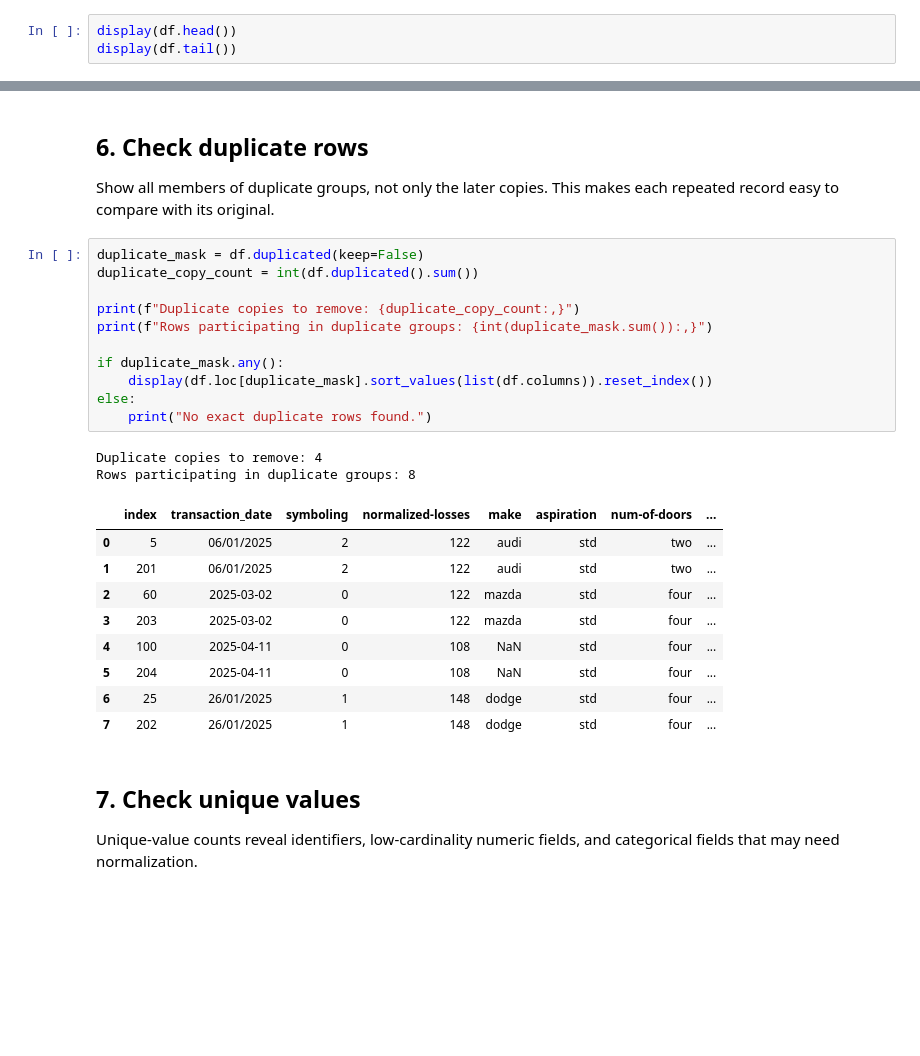
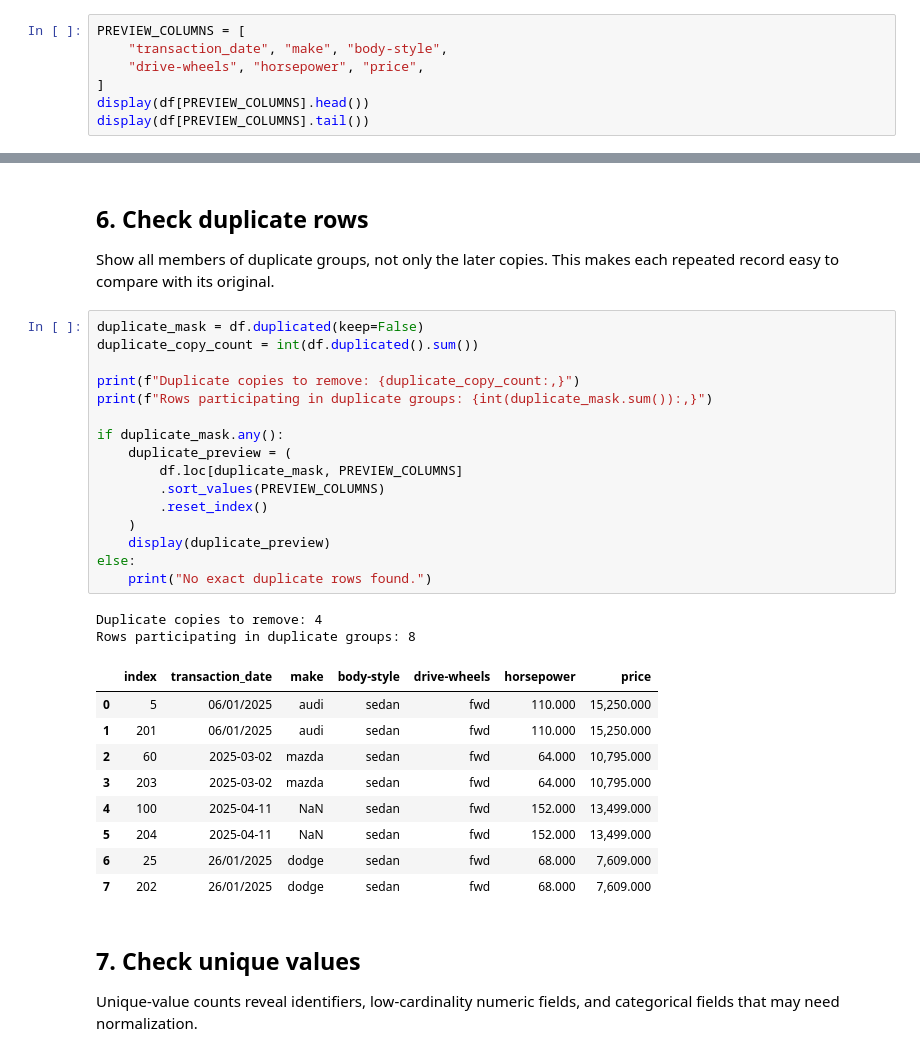
Before and after one commit to mrabbyilyas/assignment-data-pipeline-muhammad-rabby-ilyas, a Jupyter notebook: src/01_automobile_data_exploration.ipynb, the cells around one changed output, grey strips where cells are left out. Cells and saved outputs as stored; diff of their text form; blank space fills up the shorter version.

```diff
--- a/src/01_automobile_data_exploration.ipynb
+++ b/src/01_automobile_data_exploration.ipynb
@@ -74,6 +76,10 @@ Columns: 30
 
 Start with the first and last records. This helps reveal formatting differences without changing the data.
 # %%
-display(df.head())
-display(df.tail())
+PREVIEW_COLUMNS = [
+    "transaction_date", "make", "body-style",
+    "drive-wheels", "horsepower", "price",
+]
+display(df[PREVIEW_COLUMNS].head())
+display(df[PREVIEW_COLUMNS].tail())
 # %% [output]
@@ -201,26 +208,31 @@ Show all members of duplicate groups, not only the later copies. This makes each
 # %%
 duplicate_mask = df.duplicated(keep=False)
 duplicate_copy_count = int(df.duplicated().sum())
 
 print(f"Duplicate copies to remove: {duplicate_copy_count:,}")
 print(f"Rows participating in duplicate groups: {int(duplicate_mask.sum()):,}")
 
 if duplicate_mask.any():
-    display(df.loc[duplicate_mask].sort_values(list(df.columns)).reset_index())
+    duplicate_preview = (
+        df.loc[duplicate_mask, PREVIEW_COLUMNS]
+        .sort_values(PREVIEW_COLUMNS)
+        .reset_index()
+    )
+    display(duplicate_preview)
 else:
     print("No exact duplicate rows found.")
 # %% [output]
 Duplicate copies to remove: 4
 Rows participating in duplicate groups: 8
-|  | index | transaction_date | symboling | normalized-losses | make | aspiration | num-of-doors | ... |
-| 0 | 5 | 06/01/2025 | 2 | 122 | audi | std | two | ... |
-| 1 | 201 | 06/01/2025 | 2 | 122 | audi | std | two | ... |
-| 2 | 60 | 2025-03-02 | 0 | 122 | mazda | std | four | ... |
-| 3 | 203 | 2025-03-02 | 0 | 122 | mazda | std | four | ... |
-| 4 | 100 | 2025-04-11 | 0 | 108 | NaN | std | four | ... |
-| 5 | 204 | 2025-04-11 | 0 | 108 | NaN | std | four | ... |
-| 6 | 25 | 26/01/2025 | 1 | 148 | dodge | std | four | ... |
-| 7 | 202 | 26/01/2025 | 1 | 148 | dodge | std | four | ... |
+|  | index | transaction_date | make | body-style | drive-wheels | horsepower | price |
+| 0 | 5 | 06/01/2025 | audi | sedan | fwd | 110.000 | 15,250.000 |
+| 1 | 201 | 06/01/2025 | audi | sedan | fwd | 110.000 | 15,250.000 |
+| 2 | 60 | 2025-03-02 | mazda | sedan | fwd | 64.000 | 10,795.000 |
+| 3 | 203 | 2025-03-02 | mazda | sedan | fwd | 64.000 | 10,795.000 |
+| 4 | 100 | 2025-04-11 | NaN | sedan | fwd | 152.000 | 13,499.000 |
+| 5 | 204 | 2025-04-11 | NaN | sedan | fwd | 152.000 | 13,499.000 |
+| 6 | 25 | 26/01/2025 | dodge | sedan | fwd | 68.000 | 7,609.000 |
+| 7 | 202 | 26/01/2025 | dodge | sedan | fwd | 68.000 | 7,609.000 |
 # %% [markdown]
 ## 7. Check unique values
 
```
Also changed, not shown: parts of 16 cells of this notebook, 6 other files.
